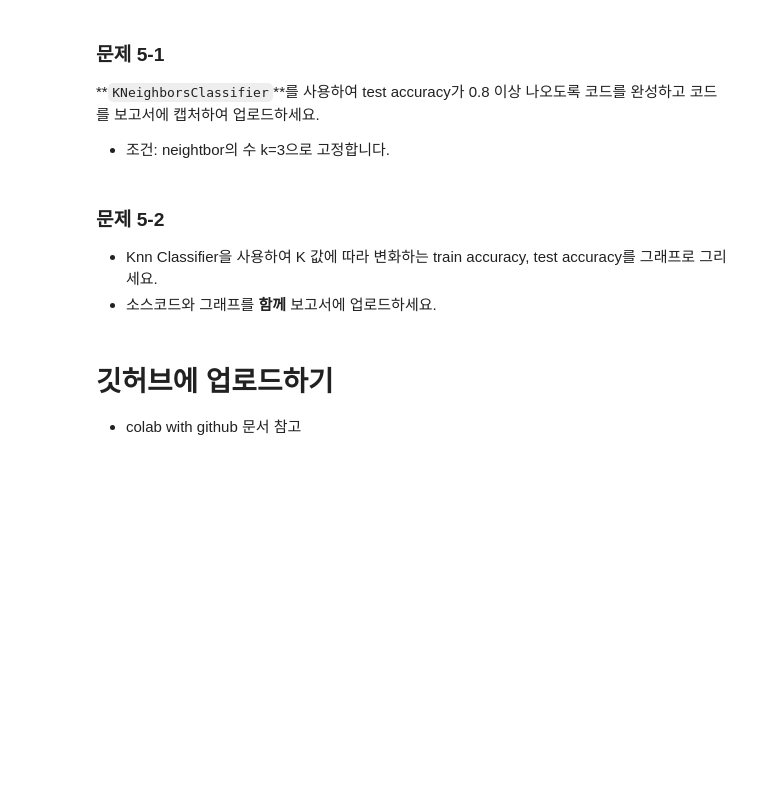
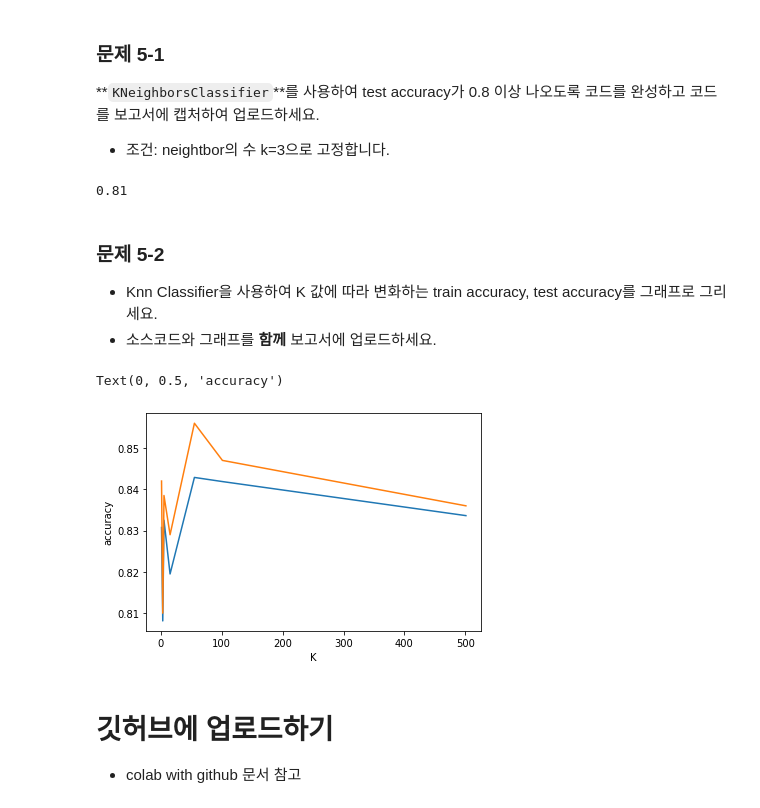
Before and after one commit to Soooobiniya/2022F-Ajou-ML, a Jupyter notebook: HW1_ipynb의_사본.ipynb, the cells around one changed output. Saved outputs shown, nothing was run; the diff lists cells and outputs as text; code cells hidden in the pictures; blank space fills up the shorter version.

```diff
--- a/HW1_ipynb의_사본.ipynb
+++ b/HW1_ipynb의_사본.ipynb
@@ -491,6 +523,8 @@ corr.style.background_gradient(cmap='coolwarm')
 # 코드 시작과 코드 끝 라인을 삭제하지 마세요.
 ################ 코드 시작  #####################
 
+data_final = data[['Type of Travel', 'Class', 'Online boarding', 'satisfaction']] # 상관계수 확인 후 0.4 이상인 열 선택
+
 ################ 코드 끝  ######################
 ##############################################
 # %%
@@ -534,11 +582,18 @@ from sklearn.neighbors import KNeighborsClassifier
 # 코드 시작과 코드 끝 라인을 삭제하지 마세요.
 ################ 코드 시작  #####################
 
+KNNclassifier_name = KNeighborsClassifier(n_neighbors=3) # 이웃의 수는 3으로 고정
+KNNclassifier_name.fit(X_train, y_train) # 학습 진행
+
+y_pred = KNNclassifier_name.predict(X_test) # predict 호출해 예측 진행
+
 ################ 코드 끝  ######################
 ##############################################
 # %%
 test_acc = KNNclassifier_name.score(X_test, y_test)
 print(test_acc)
+# %% [output]
+0.81
 # %% [markdown]
 ### 문제 5-2
 * Knn Classifier을 사용하여 K 값에 따라 변화하는 train accuracy, test accuracy를 그래프로 그리세요.
@@ -548,24 +603,32 @@ import matplotlib.pyplot as plt
 # %%
 K = [1, 3, 5, 15, 55, 101, 501]
 train_acc = []
 test_acc = []
 
 for i in K:
 ################  문제 5-2  ####################
 # 소스코드를 입력하고 캡처 후 보고서에 업로드하세요.
 # 코드 시작과 코드 끝 라인을 삭제하지 마세요.
 ################ 코드 시작  #####################
 
 # 소스코드를 입력하고 그래프와 함께 캡처 후 보고서에 업로드 하세요
 
+  KNNclassifier_name = KNeighborsClassifier(n_neighbors=i)
+  KNNclassifier_name.fit(X_train, y_train)
+
+  train_acc.append(KNNclassifier_name.score(X_train, y_train)) # 훈련 set 정확도를 list에 저장
+  test_acc.append(KNNclassifier_name.score(X_test, y_test)) # 일반화 정확도를 list에 저장
 
 ################ 코드 끝  ######################
 # x축을 K값, y축을 정확도로하여 K에 대한 train, test의 정확도에 대한 그래프 생성
 plt.figure()
 plt.plot(K, train_acc, label='train accuracy')
 plt.plot(K, test_acc, label='test accuracy')
 plt.xlabel('K')
 plt.ylabel('accuracy')
+# %% [output]
+Text(0, 0.5, 'accuracy')
+[figure, added]
 # %% [markdown]
 # 깃허브에 업로드하기
 * colab with github 문서 참고
```
Also changed, not shown: parts of 7 cells of this notebook.
